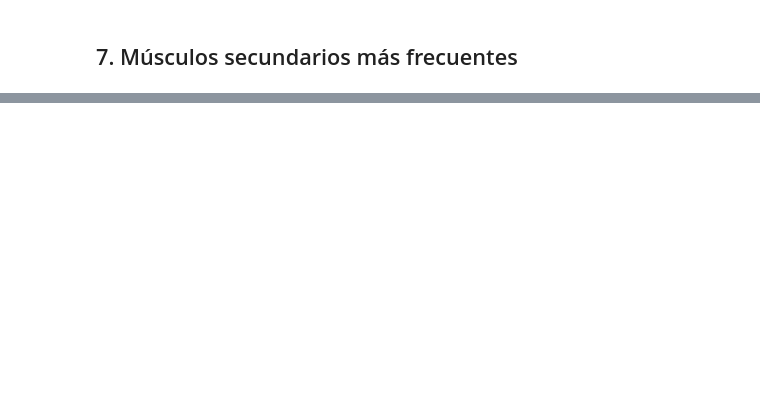
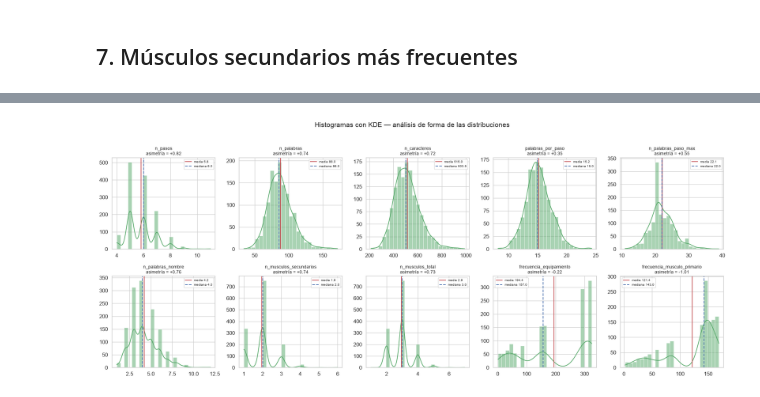
Before and after one commit to Unknumb/proyecto_gym, a Jupyter notebook: notebooks/01_exploratory_data_analysis.ipynb, the cells around one changed output, grey strips where cells are left out. Cells and saved outputs as stored; diff of their text form; code cells hidden in the pictures; blank space fills up the shorter version.

```diff
--- a/notebooks/01_exploratory_data_analysis.ipynb
+++ b/notebooks/01_exploratory_data_analysis.ipynb
@@ -247,0 +535,21 @@ plt.show()
+# %%
+fig, axes = plt.subplots(2, 5, figsize=(20, 8))
+shape_stats = catalog.load("shape_statistics_report").set_index("variable")
+
+for ax, var in zip(axes.ravel(), CUANTI):
+    sns.histplot(features[var], kde=True, ax=ax, color="#55A868",
+                 edgecolor="white", linewidth=0.5, bins=25)
+    media, mediana = features[var].mean(), features[var].median()
+    ax.axvline(media, color="#C44E52", ls="-", lw=1.6, label=f"media {media:.1f}")
+    ax.axvline(mediana, color="#4C72B0", ls="--", lw=1.6, label=f"mediana {mediana:.1f}")
+    asim = shape_stats.loc[var, "asimetria"]
+    ax.set_title(f"{var}\nasimetría = {asim:+.2f}", fontsize=10)
+    ax.set_xlabel(""); ax.set_ylabel("")
+    ax.legend(fontsize=7)
+
+fig.suptitle("Histogramas con KDE — análisis de forma de las distribuciones",
+             fontsize=15, y=1.02)
+fig.tight_layout()
+fig.savefig("data/08_reporting/figures/histogramas_kde.png", dpi=120, bbox_inches="tight")
+plt.show()
+# %% [output]
@@ -247,0 +558 @@ plt.show()
+[figure, added]
```
Also changed, not shown: parts of 27 cells of this notebook.
